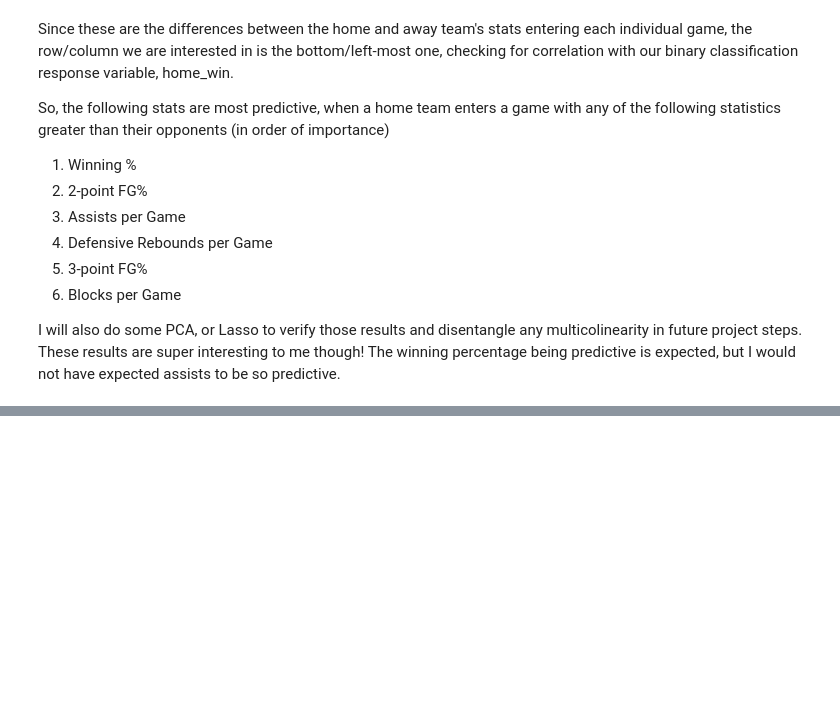
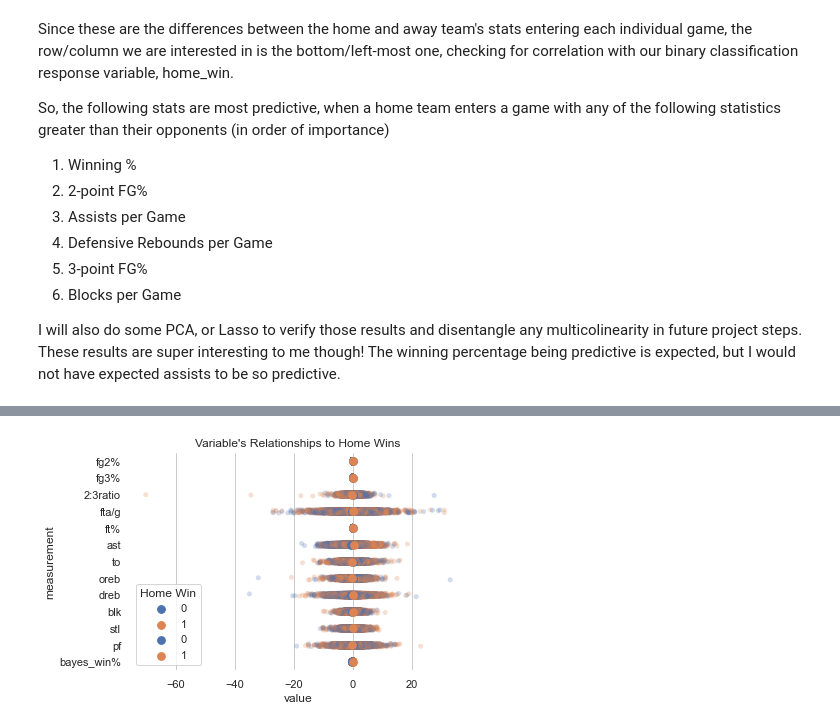
Before and after one commit to abewoycke/NBA-Projections, a Jupyter notebook: 3_EDA/NBA Projections EDA.ipynb, the cells around one changed output, grey strips where cells are left out. Cells and saved outputs as stored; diff of their text form; code cells hidden in the pictures; blank space fills up the shorter version.

```diff
--- a/3_EDA/NBA Projections EDA.ipynb
+++ b/3_EDA/NBA Projections EDA.ipynb
@@ -231,0 +285,2 @@ I will also do some PCA, or Lasso to verify those results and disentangle any mu
+# %%
+melt = pd.melt(df_compare, "home_win", var_name="measurement")
@@ -231,0 +303,12 @@ I will also do some PCA, or Lasso to verify those results and disentangle any mu
+# %%
+f, ax = plt.subplots()
+_ = plt.title("Variable's Relationships to Home Wins")
+_ = sns.stripplot(x="value", y="measurement", hue="home_win",
+              data=melt, alpha=.25, zorder=1)
+_ = sns.pointplot(x="value", y="measurement", data=melt, hue='home_win',join=False)
+sns.despine(bottom=True, left=True)
+handles, labels = ax.get_legend_handles_labels()
+_ = ax.legend(title="Home Win")
+_ = plt.savefig("pointplot.png")
+# %% [output]
+[figure, added]
```
Also changed, not shown: parts of 8 cells of this notebook, 9 other files.
